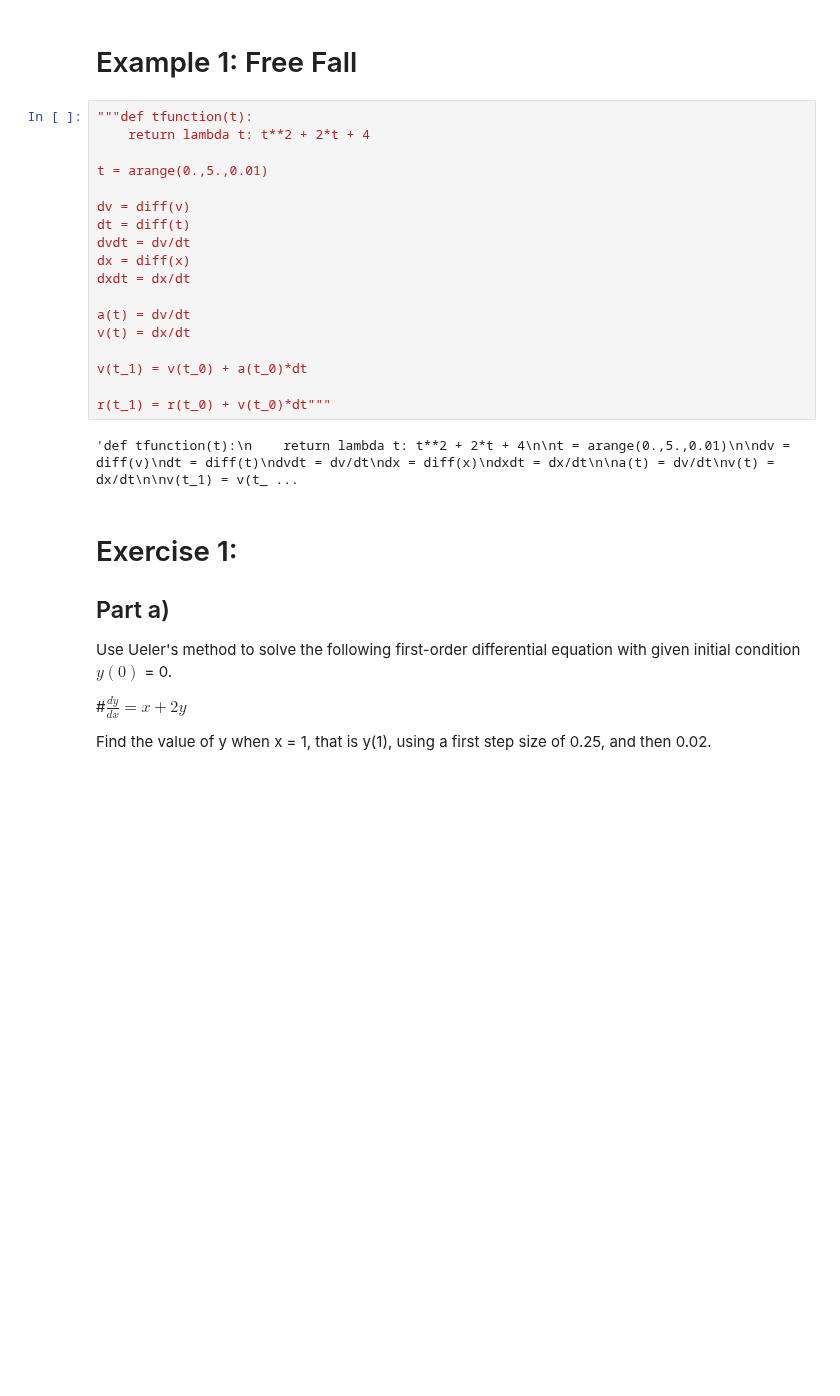
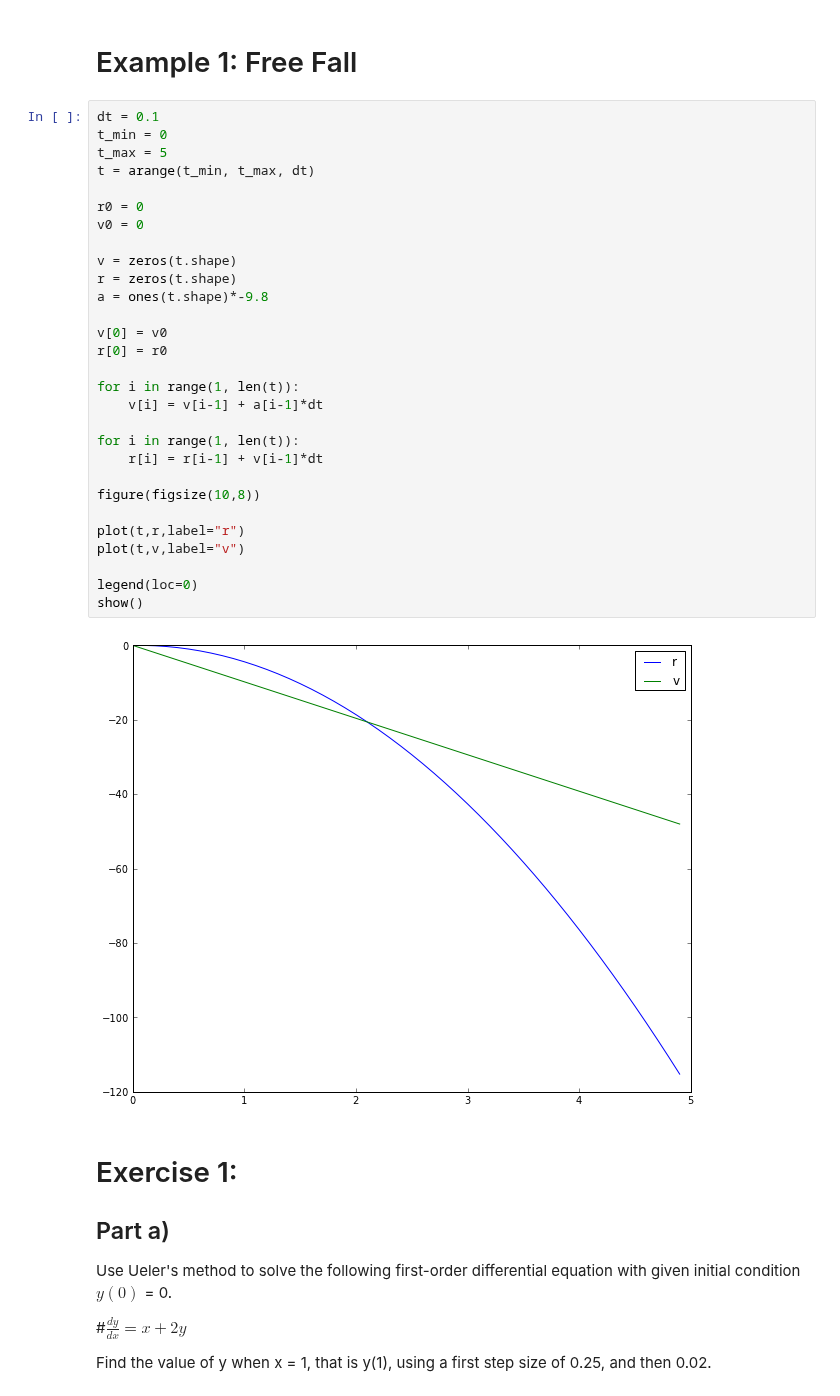
Before and after one commit to dcrose/PHYS202-S13, a Jupyter notebook: Week7/ThursdayNotes_ODEMeathods.ipynb, the cells around one changed output. Saved outputs shown, nothing was run; the diff lists cells and outputs as text; blank space fills up the shorter version.

```diff
--- a/Week7/ThursdayNotes_ODEMeathods.ipynb
+++ b/Week7/ThursdayNotes_ODEMeathods.ipynb
@@ -1,26 +1,37 @@
 # %% [markdown]
 Example 1: Free Fall
 =
-# %%
-"""def tfunction(t):
-    return lambda t: t**2 + 2*t + 4
-
-t = arange(0.,5.,0.01)
-
-dv = diff(v)
-dt = diff(t)
-dvdt = dv/dt
-dx = diff(x)
-dxdt = dx/dt
-
-a(t) = dv/dt
-v(t) = dx/dt
-
-v(t_1) = v(t_0) + a(t_0)*dt
-
-r(t_1) = r(t_0) + v(t_0)*dt"""
-# %% [output]
-'def tfunction(t):\n    return lambda t: t**2 + 2*t + 4\n\nt = arange(0.,5.,0.01)\n\ndv = diff(v)\ndt = diff(t)\ndvdt = dv/dt\ndx = diff(x)\ndxdt = dx/dt\n\na(t) = dv/dt\nv(t) = dx/dt\n\nv(t_1) = v(t_ ...
+# %%
+dt = 0.1
+t_min = 0
+t_max = 5
+t = arange(t_min, t_max, dt)
+
+r0 = 0
+v0 = 0
+
+v = zeros(t.shape)
+r = zeros(t.shape)
+a = ones(t.shape)*-9.8
+
+v[0] = v0
+r[0] = r0
+
+for i in range(1, len(t)):
+    v[i] = v[i-1] + a[i-1]*dt
+
+for i in range(1, len(t)):
+    r[i] = r[i-1] + v[i-1]*dt
+
+figure(figsize(10,8))
+
+plot(t,r,label="r")
+plot(t,v,label="v")
+
+legend(loc=0)
+show()
+# %% [output]
+[figure, added]
 # %% [markdown]
 Exercise 1:
 =
```
Also changed, not shown: parts of 11 cells of this notebook.
